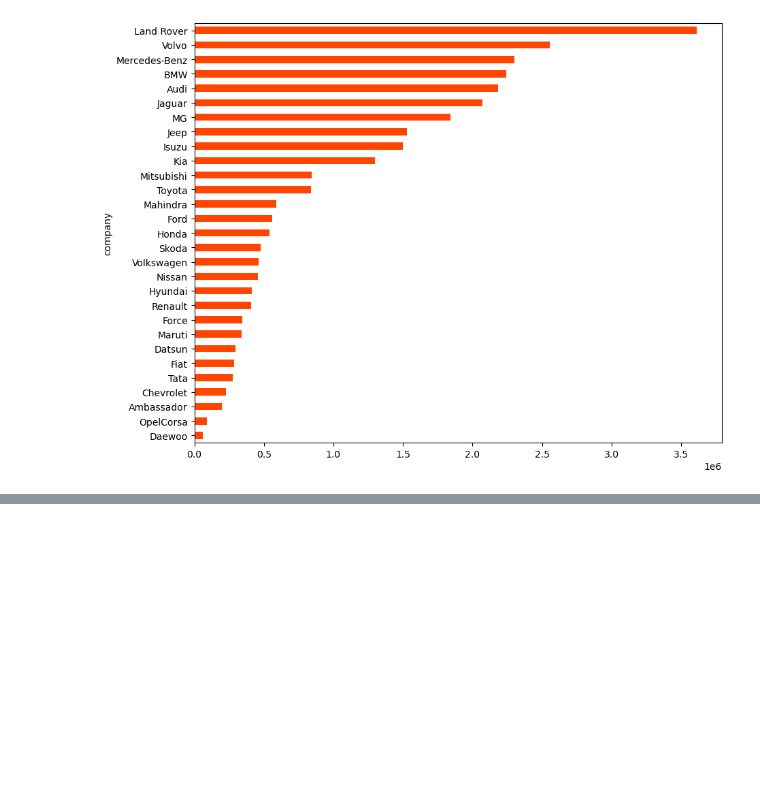
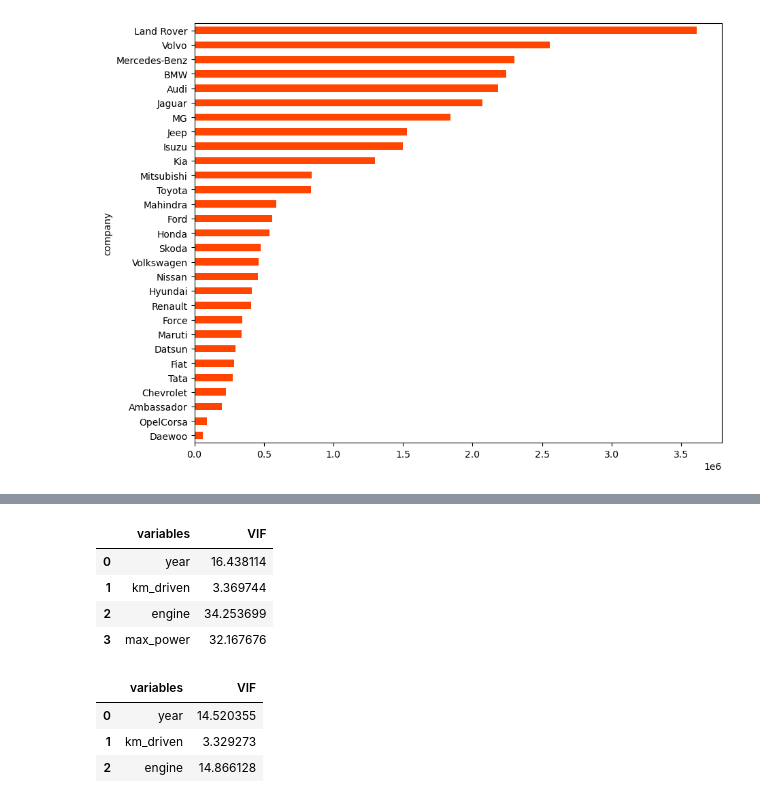
Before and after one commit to Varinder-KM/Car-Dekho_Car_selling_Price_prediction, a Jupyter notebook: Car Dekho (Car Selling Price Prediction).ipynb, the cells around one changed output, grey strips where cells are left out. Saved outputs shown, nothing was run; the diff lists cells and outputs as text; code cells hidden in the pictures; blank space fills up the shorter version.

```diff
--- a/Car Dekho (Car Selling Price Prediction).ipynb
+++ b/Car Dekho (Car Selling Price Prediction).ipynb
@@ -409,0 +450,15 @@ dataset.groupby('company')['selling_pice'].mean().sort_values().plot(kind='barh'
+# %%
+calc_vif(dataset[[i for i in dataset.describe().columns if i not in ['car_name','selling_pice', 'mileage', 'seats']]])
+# %% [output]
+|  | variables | VIF |
+| 0 | year | 16.438114 |
+| 1 | km_driven | 3.369744 |
+| 2 | engine | 34.253699 |
+| 3 | max_power | 32.167676 |
+# %%
+calc_vif(dataset[[i for i in dataset.describe().columns if i not in ['car_name','selling_pice', 'mileage', 'seats', 'max_power']]])
+# %% [output]
+|  | variables | VIF |
+| 0 | year | 14.520355 |
+| 1 | km_driven | 3.329273 |
+| 2 | engine | 14.866128 |
```
Also changed, not shown: parts of 7 cells of this notebook.
